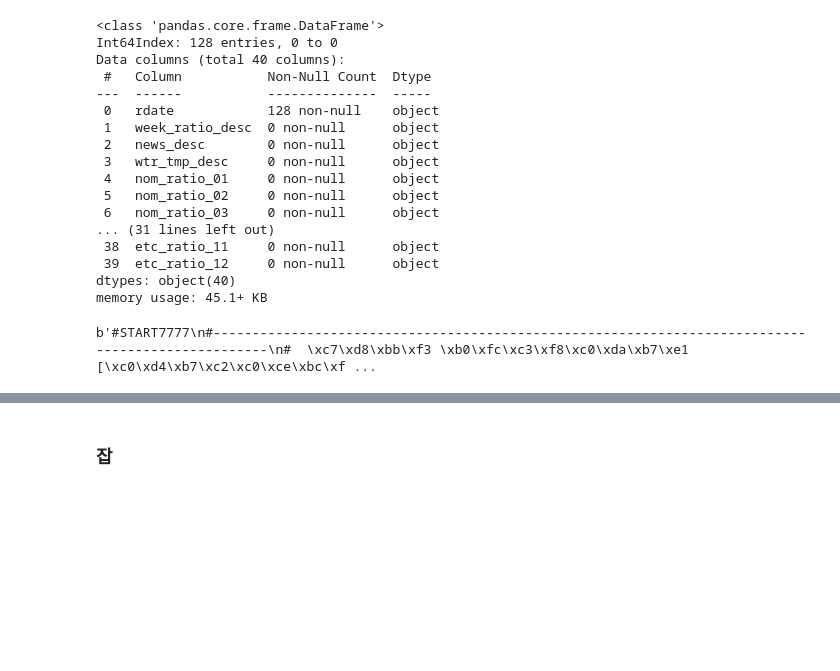
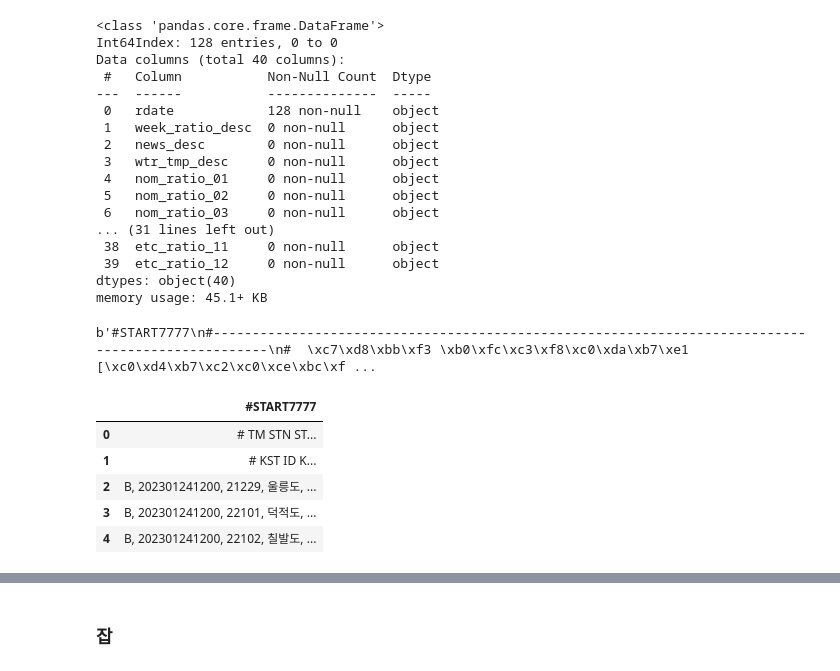
Before and after one commit to Kim-Geunyoung/DailyStudy, a Jupyter notebook: bigProject/dataERD.ipynb, the cells around one changed output, grey strips where cells are left out. Cells and saved outputs as stored; diff of their text form; code cells hidden in the pictures; blank space fills up the shorter version.

```diff
--- a/bigProject/dataERD.ipynb
+++ b/bigProject/dataERD.ipynb
@@ -431,0 +429,27 @@ b'#START7777\n#-----------------------------------------------------------------
+# %%
+import pandas as pd
+from urllib.request import urlopen
+import requests
+import io
+
+domain = 'https://apihub.kma.go.kr/api/typ01/url/sea_obs.php?'
+tm = 'tm=202301241200&'
+stn_id = 'stn=0&'
+auth = 'authKey=5aAU_HThQPugFPx04cD7zw'
+
+url = domain + tm + stn_id + auth
+
+response = requests.get(url)
+
+# CSV 데이터를 데이터프레임으로 변환
+csv_data = response.text
+test_df = pd.read_csv(io.StringIO(csv_data), delimiter='\t')
+
+test_df.tail()
+# %% [output]
+|  | #START7777 |
+| 0 | # TM STN ST... |
+| 1 | # KST ID K... |
+| 2 | B, 202301241200, 21229, 울릉도, ... |
+| 3 | B, 202301241200, 22101, 덕적도, ... |
+| 4 | B, 202301241200, 22102, 칠발도, ... |
```
Also changed, not shown: parts of 12 cells of this notebook.
